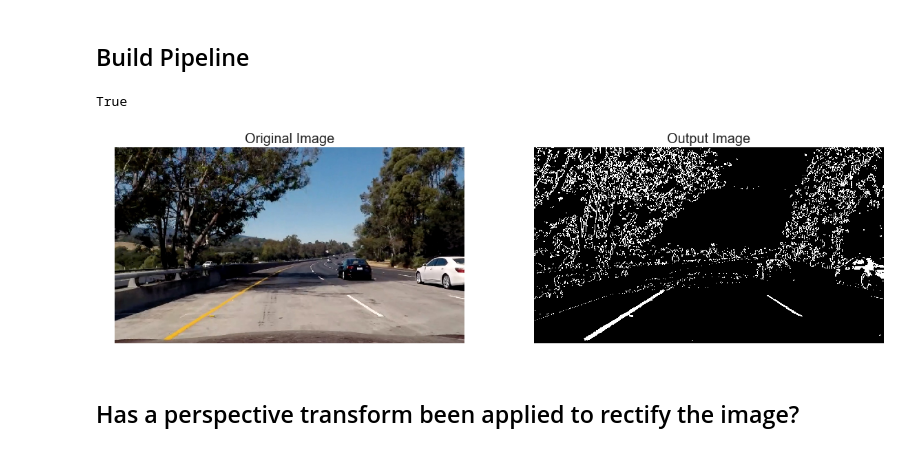
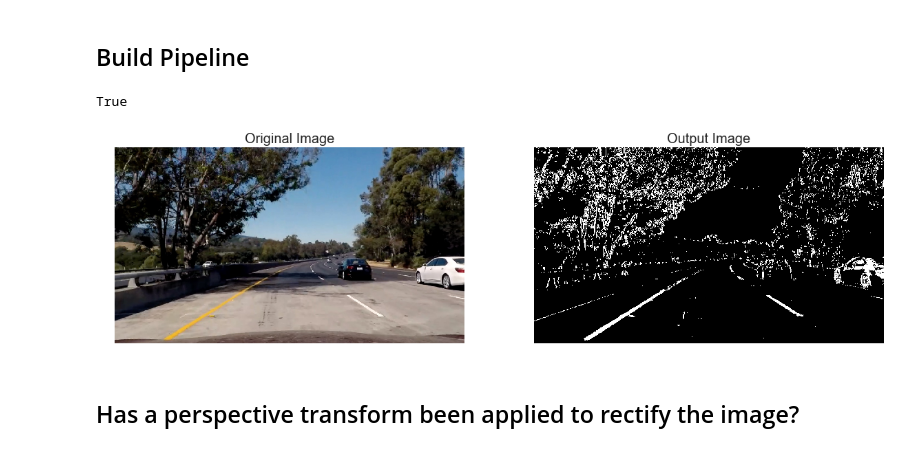
Before and after one commit to BernhardRode/CarND-Advanced-Lane-Lines, a Jupyter notebook: CarND-Advanced-Lane-Lines-P4-Part1.ipynb, the cells around one changed output. Saved outputs shown, nothing was run; the diff lists cells and outputs as text; code cells hidden in the pictures.

```diff
--- a/CarND-Advanced-Lane-Lines-P4-Part1.ipynb
+++ b/CarND-Advanced-Lane-Lines-P4-Part1.ipynb
@@ -279,10 +276,11 @@ sx_thresh=(50, 100)
 # %%
 def create_binary(img):
     img = np.copy(img)
+    gray = cv2.cvtColor(img, cv2.COLOR_BGR2GRAY)
 
     # Apply each of the thresholding functions
-    gradx = abs_sobel_thresh(img, orient='x', sobel_kernel=ksize, thresh=threshold)
-    grady = abs_sobel_thresh(img, orient='y', sobel_kernel=ksize, thresh=threshold)
+    gradx = abs_sobel_thresh(gray, orient='x', sobel_kernel=ksize, thresh=threshold)
+    grady = abs_sobel_thresh(gray, orient='y', sobel_kernel=ksize, thresh=threshold)
     mag_binary = mag_thresh(img, sobel_kernel=mag_sobel_kernel, mag_thresh=mag_threshold)
     dir_binary = dir_threshold(img, sobel_kernel=binary_sobel_kernel, thresh=binary_mag_threshold)
     color_binary = color_thresh(img, s_thresh=s_thresh, sx_thresh=sx_thresh)
@@ -333,22 +331,6 @@ def binary_noise_reduction(img, thresh=4):
     nb_neighbours = cv2.filter2D(img, ddepth=-1, kernel=k)
     img[nb_neighbours < thresh] = 0
     return img
-
-def abs_sobel_threshold(image, orient='x', sobel_kernel=3, thresh=(0, 255)):
-    # Calculate directional gradient on a grayscale image
-    if orient=='y':
-        sobel = cv2.Sobel(image, cv2.CV_64F, 0, 1, ksize=sobel_kernel)
-    else:
-        sobel = cv2.Sobel(image, cv2.CV_64F, 1, 0, ksize=sobel_kernel)
-
-    abs_sobel = np.absolute(sobel)
-    abs_sobel = np.uint8(255*abs_sobel/np.max(abs_sobel))
-
-    # Threshold x gradient
-    s_binary = np.zeros_like(abs_sobel)
-    s_binary[(abs_sobel >= thresh[0]) & (abs_sobel <= thresh[1])] = 1
-
-    return s_binary
 
 def pipeline(img):
     thresh_s = (120, 255)
@@ -362,6 +344,11 @@ def pipeline(img):
     l_channel = hls[:,:,1]
     s_channel = hls[:,:,2]
 
+    # Gradient, Magnitude, Direction Thresholds
+    gradx = abs_sobel_thresh(l_channel, orient='x', thresh=thresh_sobel)
+    # mag_bin = mag_thresh(img, sobel_kernel=ksize, mag_thresh=thresh_mag)
+    # dir_bin = dir_threshold(img, sobel_kernel=ksize, thresh=thresh_dir)
+
     # Threshold l (lightness) channel
     l_binary = np.zeros_like(l_channel)
     l_binary[(l_channel >= thresh_l[0]) & (l_channel <= thresh_l[1])] = 1
@@ -370,47 +357,38 @@ def pipeline(img):
     s_binary = np.zeros_like(s_channel)
     s_binary[(s_channel >= thresh_s[0]) & (s_channel <= thresh_s[1])] = 1
 
-    # Gradient, Magnitude, Direction Thresholds
-    gradx = abs_sobel_threshold(l_binary, orient='x', sobel_kernel=3, thresh=thresh_sobel)
-    # mag_bin = mag_thresh(img, sobel_kernel=ksize, mag_thresh=thresh_mag)
-    # dir_bin = dir_threshold(img, sobel_kernel=ksize, thresh=thresh_dir)
-
     # Combined Binary
     combined = np.zeros_like(gradx)
-    combined[
-        (l_binary == 1) &
-        (s_binary == 1) |
-        (gradx == 1)
-    ] = 1
+    combined[(((l_binary == 1) & (s_binary == 1)) | (gradx == 1))] = 1
 
     unnoised = binary_noise_reduction(combined)
 
     return unnoised
 
 dist_pickle = pickle.load( open(camera_calibration_pickle, "rb" ) )
 mtx = dist_pickle["mtx"]
 dist = dist_pickle["dist"]
 objpoints = dist_pickle["objpoints"]
 imgpoints = dist_pickle["imgpoints"]
 
 img = mpimg.imread(test_image)
 undist = cv2.undistort(img, mtx, dist, None, mtx)
 output = pipeline(undist)
 
 draw = np.uint8(255*np.dstack((output, output, output)))
 
 %matplotlib inline
 f, (ax1, ax2) = plt.subplots(1, 2, figsize=(20,10))
 ax1.imshow(undist)
 ax1.axis('off')
 ax1.set_title('Original Image', fontsize=20)
 ax2.imshow(draw)
 ax2.axis('off')
 ax2.set_title('Output Image', fontsize=20)
-cv2.imwrite(test_undist_combined, bin_to_rgb(out))
+cv2.imwrite(test_undist_combined, bin_to_rgb(output))
 # %% [output]
 True
-[figure, old version]
+[figure, new version]
 # %% [markdown]
 ## Has a perspective transform been applied to rectify the image?
 # %% [markdown]
```
Also changed, not shown: parts of 24 cells of this notebook, 19 other files.
